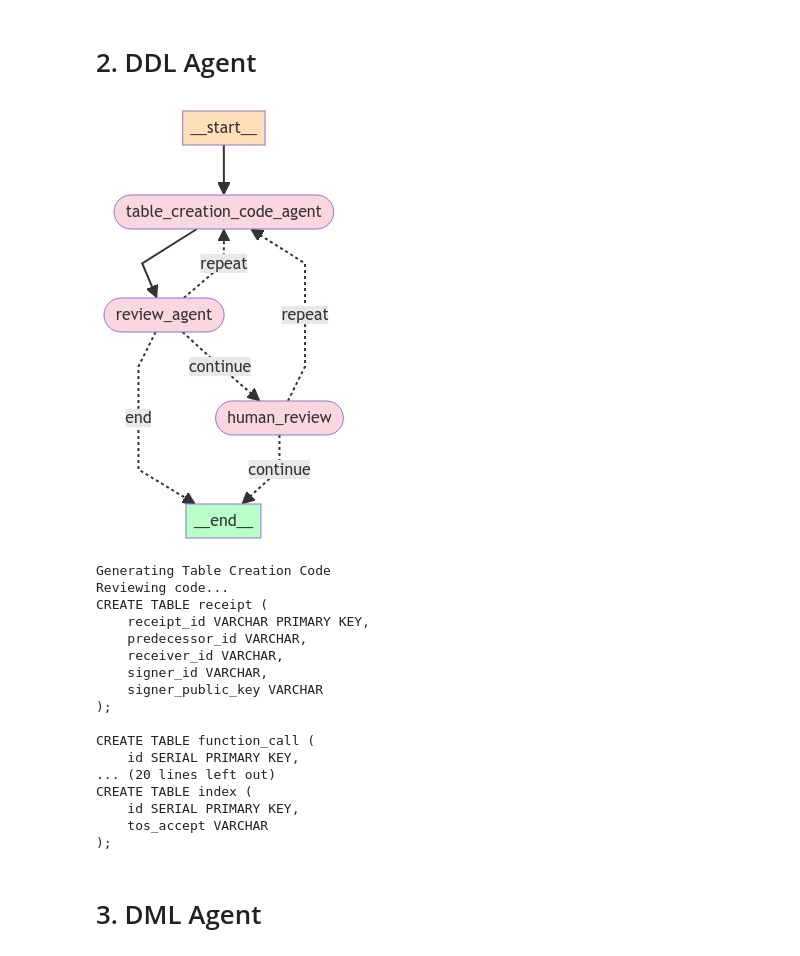
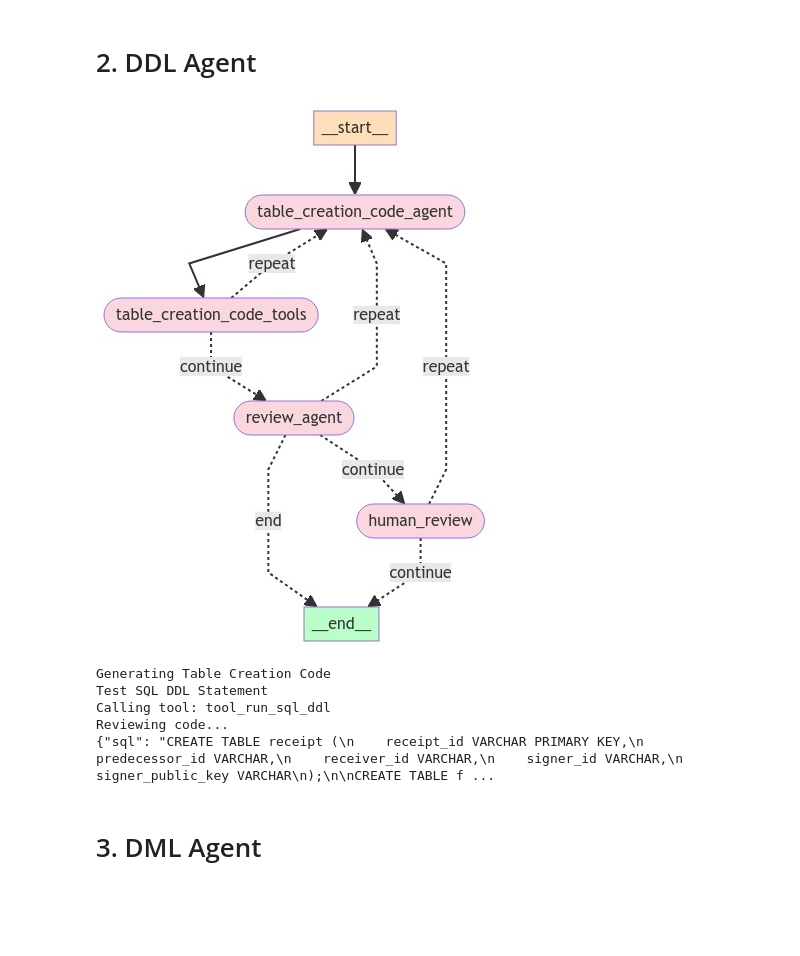
Before and after one commit to near/indexer-agent, a Jupyter notebook: notebooks/SP_Agent_v1.ipynb, the cells around one changed output. Cells and saved outputs as stored; diff of their text form; code cells hidden in the pictures; blank space fills up the shorter version.

```diff
--- a/notebooks/SP_Agent_v1.ipynb
+++ b/notebooks/SP_Agent_v1.ipynb
@@ -80,7 +98,8 @@ display(Image(app.get_graph(xray=True).draw_mermaid_png()))
 # %%
 # Load agents
 from tools.NearLake import tool_get_block_heights
-from tools.JavaScriptRunner import tool_js_on_block_schema_func,tool_infer_schema_of_js, tool_get_block_heights,tool_get_method_names
+from tools.JavaScriptRunner import tool_js_on_block_schema_func,tool_infer_schema_of_js
+from tools.database import tool_run_sql_ddl
 from agents.BlockExtractorAgent import BlockExtractorAgent,block_extractor_agent_model_v3
 from agents.TableCreationAgent import TableCreationAgent,table_creation_code_model_v2,TableCreationResponse
 from agents.ReviewAgent import review_agent_model,ReviewAgent
@@ -88,13 +107,14 @@ from agents.DataUpsertionAgent import DataUpsertionCodeAgent,data_upsertion_code
 from langgraph.prebuilt import ToolExecutor
 
 # Block Extractor Agent
-block_extractor_tools = [tool_js_on_block_schema_func, tool_infer_schema_of_js,tool_get_block_heights,tool_get_method_names]
+block_extractor_tools = [tool_js_on_block_schema_func, tool_infer_schema_of_js,tool_get_block_heights]
 block_extractor_model = block_extractor_agent_model_v3(block_extractor_tools) # v2 adds the jsresponse parser to prompt
 block_extractor_agent = BlockExtractorAgent(block_extractor_model,ToolExecutor(block_extractor_tools))
 
 # DDL Agent
-table_creation_code_agent_model = table_creation_code_model_v2()
-table_creation_code_agent = TableCreationAgent(table_creation_code_agent_model)
+table_creation_tools = [tool_run_sql_ddl]
+table_creation_code_agent_model = table_creation_code_model_v2(table_creation_tools)
+table_creation_code_agent = TableCreationAgent(table_creation_code_agent_model,ToolExecutor(table_creation_tools))
 
 # DataUpsertion Agent
 data_upsertion_code_agent_model = data_upsertion_code_model()
@@ -386,21 +406,21 @@ indexer_entities_description = """List of entities: Receipt, Predecessor, Receiv
 # entity_schema = json.dumps(run_js_on_block(119688212, extract_block_data_code))
 # print(entity_schema)
 # %%
-def table_creation_code_agent_router(state):
-    table_creation_code = state.table_creation_code
-    iterations = state.iterations
-    last_message = state.messages[-1]
-    if hasattr(last_message, 'additional_kwargs'):
-        if "tool_calls" in last_message.additional_kwargs:
-            return "table_creation_code_agent_tool"
-        else:
-            return "review_ddl"
-    elif iterations > 3:
-        return "end"
-    elif table_creation_code == "":
-        return "table_creation_code_agent"
-    else:
-        return "end"
+# def table_creation_code_agent_router(state):
+#     table_creation_code = state.table_creation_code
+#     iterations = state.iterations
+#     last_message = state.messages[-1]
+#     if hasattr(last_message, 'additional_kwargs'):
+#         if "tool_calls" in last_message.additional_kwargs:
+#             return "table_creation_code_agent_tool"
+#         else:
+#             return "review_ddl"
+#     elif iterations > 3:
+#         return "end"
+#     elif table_creation_code == "":
+#         return "table_creation_code_agent"
+#     else:
+#         return "end"
 
 ## Create DDL Graph
 from langgraph.graph import END, StateGraph
@@ -409,41 +429,50 @@ workflow = StateGraph(GraphState)
 
 ## Define the Agent nodes
 workflow.add_node("table_creation_code_agent", table_creation_code_agent.call_model)
+workflow.add_node("table_creation_code_tools", table_creation_code_agent.call_tool)
 workflow.add_node("review_agent", review_agent.call_model)
 
 ## Human Review
 workflow.add_node("human_review",review_agent.human_review)
 
 ## Add Edges
 workflow.set_entry_point("table_creation_code_agent")
-workflow.add_edge("table_creation_code_agent", "review_agent")
+workflow.add_edge("table_creation_code_agent", "table_creation_code_tools")
 
 # Add Conditional Edges
+workflow.add_conditional_edges(
+    "table_creation_code_tools",
+    should_review,
+    {
+        "repeat":"table_creation_code_agent",
+        "continue": "review_agent",
+    }
+)
 # Review code
 workflow.add_conditional_edges(
     "review_agent",
     code_review_router,
     {
         "continue":"human_review",
         "repeat": "table_creation_code_agent",
         "end": END
     }
 )
 # Check if review passed
 workflow.add_conditional_edges(
     "human_review",
     human_review_router,
     {
         "continue":END,
         "repeat": "table_creation_code_agent",
     }
 )
 
 ddl_app = workflow.compile()
 
 display(Image(ddl_app.get_graph(xray=True).draw_mermaid_png()))
 # %% [output]
-[figure, old version]
+[figure, new version]
 # %%
 from langchain_core.messages import HumanMessage
 
@@ -467,22 +496,10 @@ result = ddl_app.invoke({"messages": [HumanMessage(content=question)],
 print(result['table_creation_code'])
 # %% [output]
 Generating Table Creation Code
+Test SQL DDL Statement
+Calling tool: tool_run_sql_ddl
 Reviewing code...
-CREATE TABLE receipt (
-    receipt_id VARCHAR PRIMARY KEY,
-    predecessor_id VARCHAR,
-    receiver_id VARCHAR,
-    signer_id VARCHAR,
-    signer_public_key VARCHAR
-);
-
-CREATE TABLE function_call (
-    id SERIAL PRIMARY KEY,
-... (20 lines left out)
-CREATE TABLE index (
-    id SERIAL PRIMARY KEY,
-    tos_accept VARCHAR
-);
+{"sql": "CREATE TABLE receipt (\n    receipt_id VARCHAR PRIMARY KEY,\n    predecessor_id VARCHAR,\n    receiver_id VARCHAR,\n    signer_id VARCHAR,\n    signer_public_key VARCHAR\n);\n\nCREATE TABLE f ...
 # %% [markdown]
 # 3. DML Agent
 # %%
```
Also changed, not shown: parts of 3 cells of this notebook, 7 other files.
